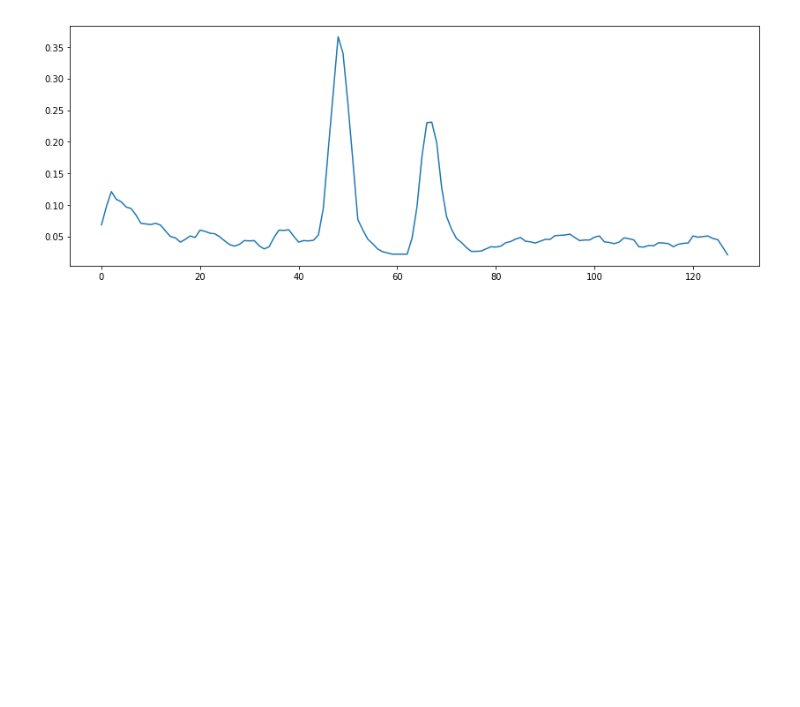
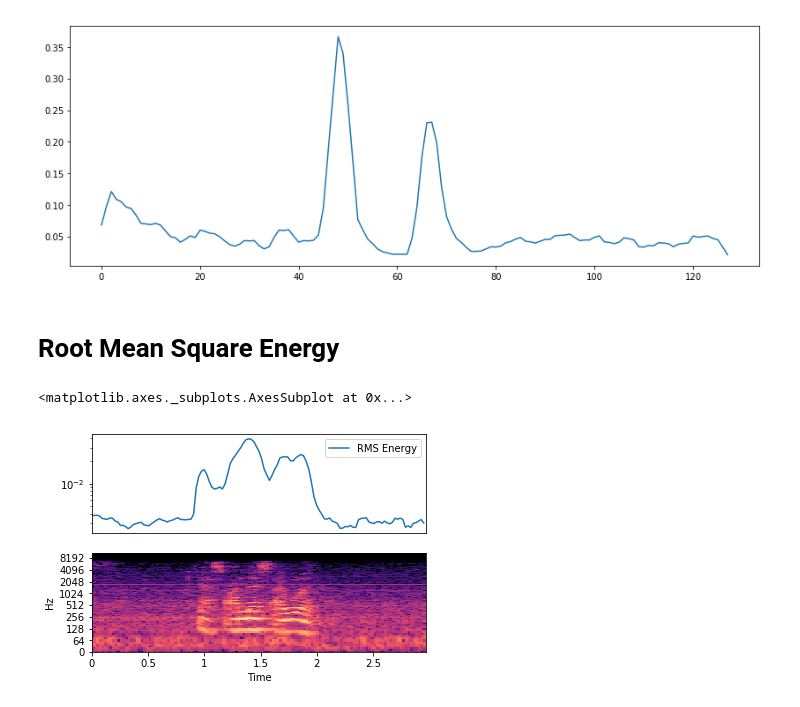
Before and after one commit to RoblesCoulter/IEMOCAP-Audio-Demo, a Jupyter notebook: audio-demo.ipynb, the cells around one changed output. Cells and saved outputs as stored; diff of their text form; code cells hidden in the pictures; blank space fills up the shorter version.

```diff
--- a/audio-demo.ipynb
+++ b/audio-demo.ipynb
@@ -130,16 +131,22 @@ plt.plot(zcrs[0])
 # %% [output]
 [<matplotlib.lines.Line2D at 0x...>]
 [figure]
+# %% [markdown]
+# Root Mean Square Energy
 # %%
 rmse = librosa.feature.rmse(x, center=True)
 # %%
 import matplotlib.pyplot as plt
 plt.figure()
+S, phase = librosa.magphase(librosa.stft(x))
 plt.subplot(2, 1, 1)
->>> plt.semilogy(rms.T, label='RMS Energy')
->>> plt.xticks([])
->>> plt.xlim([0, rms.shape[-1]])
->>> plt.legend(loc='best')
->>> plt.subplot(2, 1, 2)
->>> librosa.display.specshow(librosa.amplitude_to_db(S, ref=np.max),
-...                          y_axis='log', x_axis='time')
+plt.semilogy(rmse.T, label='RMS Energy')
+plt.xticks([])
+plt.xlim([0, rmse.shape[-1]])
+plt.legend(loc='best')
+plt.subplot(2, 1, 2)
+librosa.display.specshow(librosa.amplitude_to_db(S, ref=np.max),
+                         y_axis='log', x_axis='time')
+# %% [output]
+<matplotlib.axes._subplots.AxesSubplot at 0x...>
+[figure, added]
```
Also changed, not shown: parts of 1 cell of this notebook.
